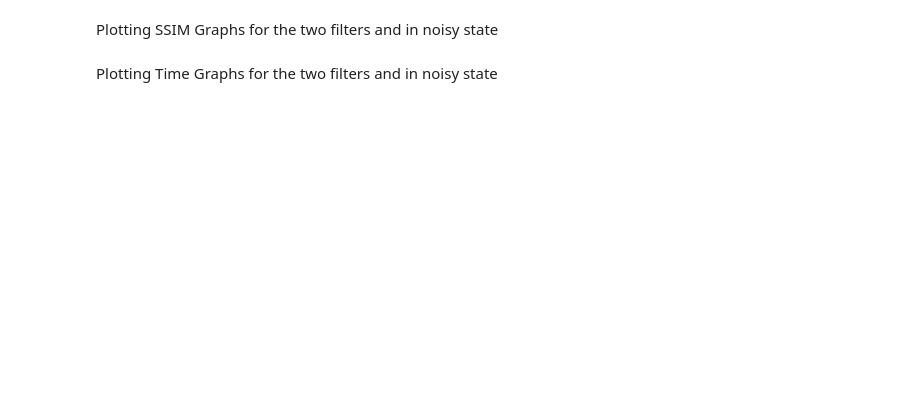
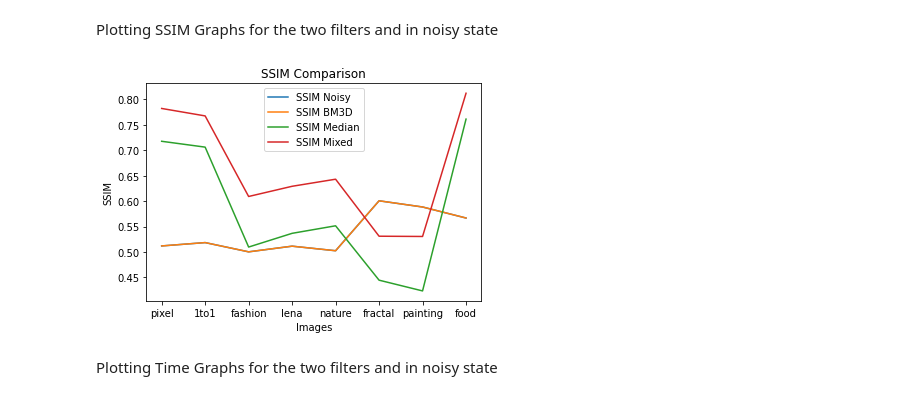
Before and after one commit to NikhilPaleti/Denoise-Comparison-Report, a Jupyter notebook: final.ipynb, the cells around one changed output. Drawn from its saved outputs; the diff is of its cells as text; code cells hidden in the pictures; blank space fills up the shorter version.

```diff
--- a/final.ipynb
+++ b/final.ipynb
@@ -172,14 +216,17 @@ Plotting SSIM Graphs for the two filters and in noisy state
 # %%
 plt.plot(images, ssim_noisy_list, label="SSIM Noisy")
 plt.plot(images, bm3d_ssim, label="SSIM BM3D")
 plt.plot(images, median_ssim, label="SSIM Median")
+plt.plot(images, mixed_ssim, label="SSIM Mixed")
 
 plt.xlabel("Images")
 plt.ylabel("SSIM")
 
 plt.title("SSIM Comparison")
 plt.legend()
 plt.show()
+# %% [output]
+[figure, added]
 # %% [markdown]
 Plotting Time Graphs for the two filters and in noisy state
 # %%
```
Also changed, not shown: parts of 13 cells of this notebook, 24 other files.
